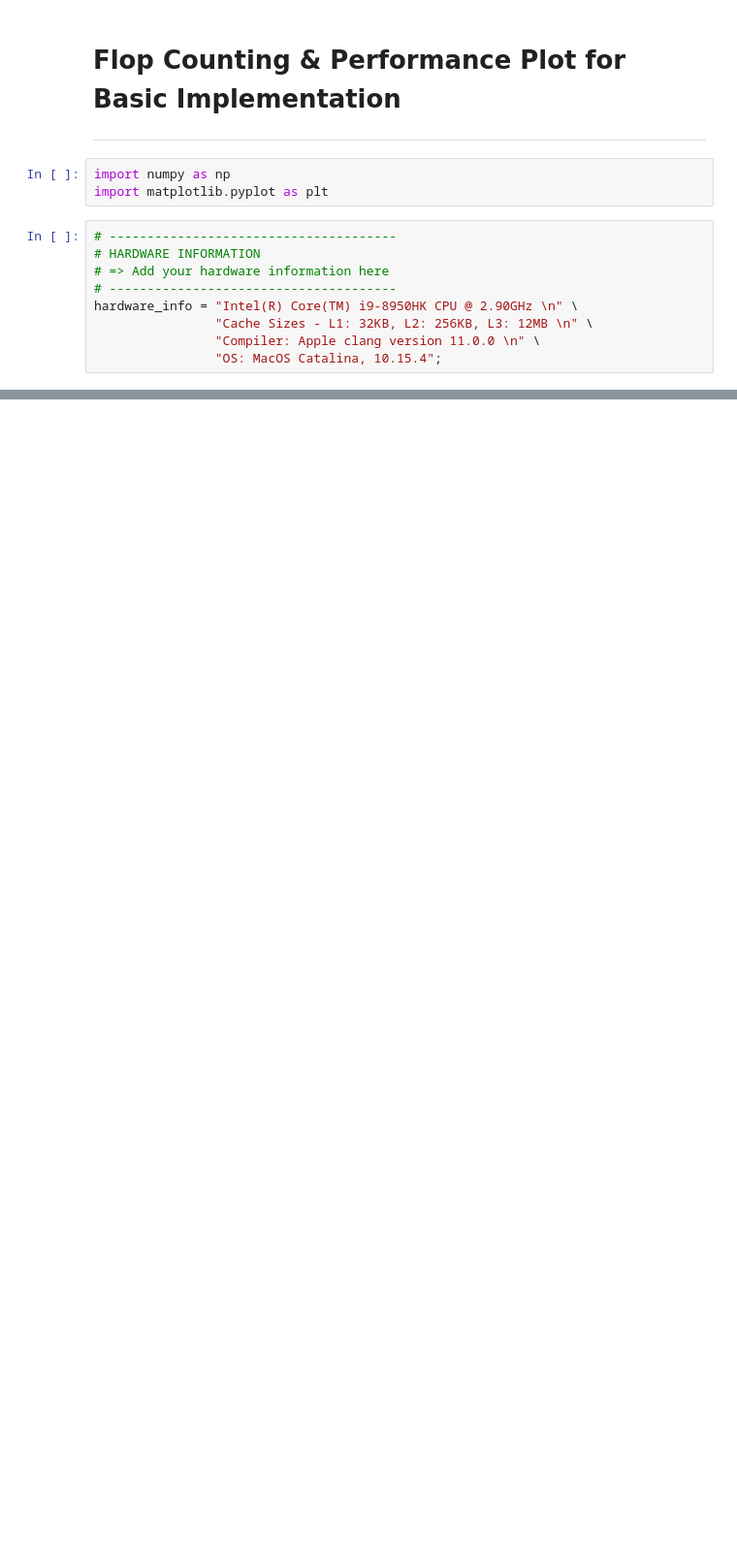
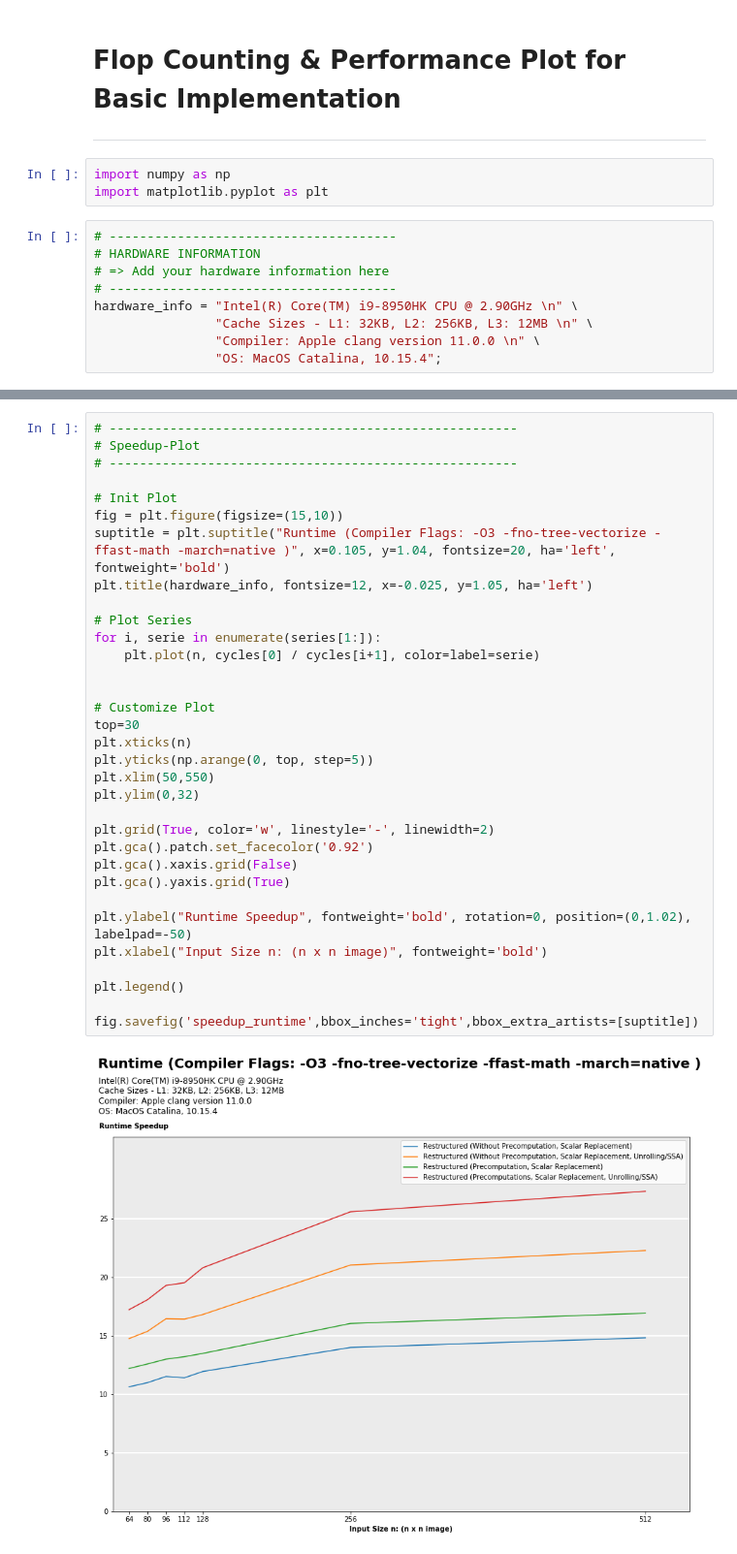
Before and after one commit to ninodimontalcino/advanced-denoising-mcrenderings, a Jupyter notebook: analysis/PerformanceAnalysis.ipynb, the cells around one changed output, grey strips where cells are left out. Shown: that part at 97% size. Drawn from its saved outputs; the diff is of its cells as text; blank space fills up the shorter version.

```diff
--- a/analysis/PerformanceAnalysis.ipynb
+++ b/analysis/PerformanceAnalysis.ipynb
@@ -71,3 +381,38 @@ def basic(n, R):
+# %%
+# ------------------------------------------------------
+# Speedup-Plot
+# ------------------------------------------------------
+
+# Init Plot
+fig = plt.figure(figsize=(15,10))
+suptitle = plt.suptitle("Runtime (Compiler Flags: -O3 -fno-tree-vectorize -ffast-math -march=native )", x=0.105, y=1.04, fontsize=20, ha='left', fontweight='bold')
+plt.title(hardware_info, fontsize=12, x=-0.025, y=1.05, ha='left')
+
+# Plot Series
+for i, serie in enumerate(series[1:]):
+    plt.plot(n, cycles[0] / cycles[i+1], color=label=serie)
+
+
+# Customize Plot
+top=30
+plt.xticks(n)
+plt.yticks(np.arange(0, top, step=5))
+plt.xlim(50,550)
+plt.ylim(0,32)
+
+plt.grid(True, color='w', linestyle='-', linewidth=2)
+plt.gca().patch.set_facecolor('0.92')
+plt.gca().xaxis.grid(False)
+plt.gca().yaxis.grid(True)
+
+plt.ylabel("Runtime Speedup", fontweight='bold', rotation=0, position=(0,1.02), labelpad=-50)
+plt.xlabel("Input Size n: (n x n image)", fontweight='bold')
+
+plt.legend()
+
+fig.savefig('speedup_runtime',bbox_inches='tight',bbox_extra_artists=[suptitle])
+# %% [output]
+[figure, added]
 # %% [markdown]
 <hr>
 
```
Also changed, not shown: parts of 24 cells of this notebook, 8 other files.
